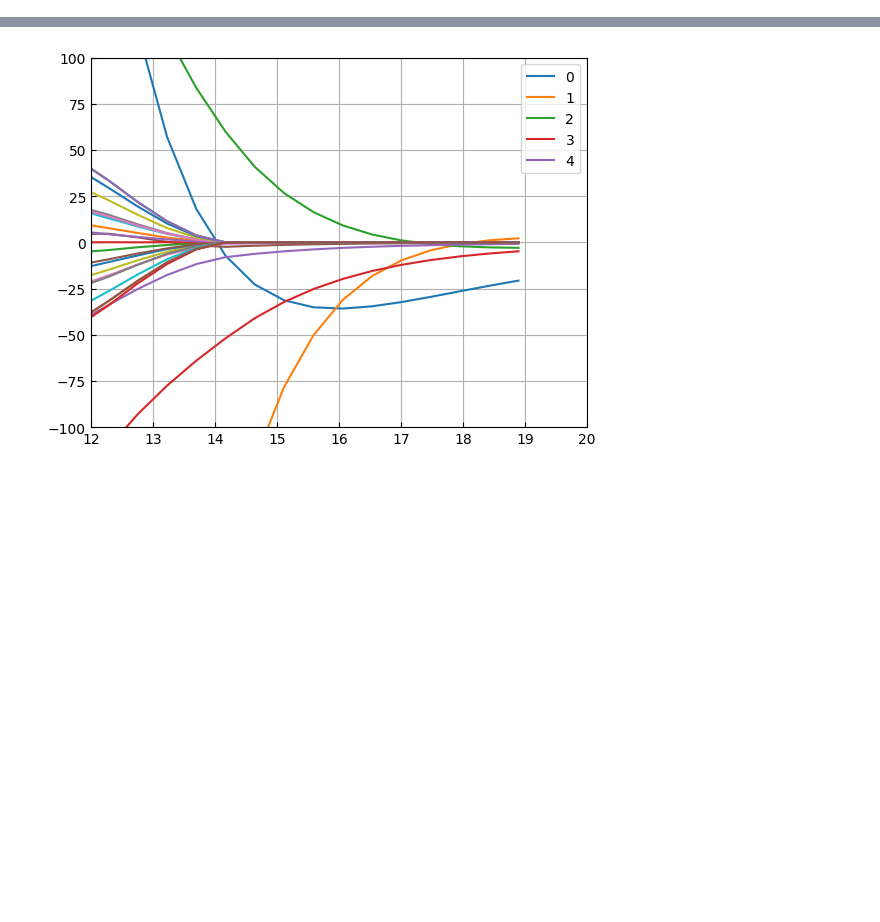
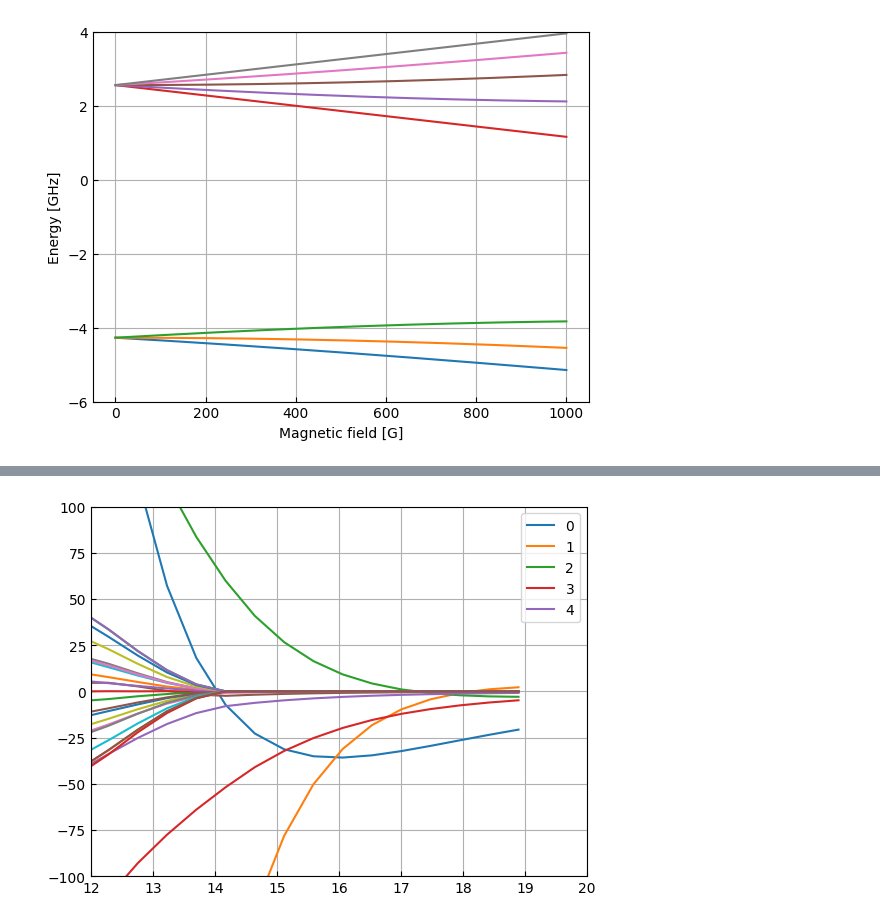
Before and after one commit to Wleter/quantum-rs, a Jupyter notebook: scattering-problems/analysis/srf_rb_analysis.ipynb, the cells around one changed output, grey strips where cells are left out. Cells and saved outputs as stored; diff of their text form; code cells hidden in the pictures; blank space fills up the shorter version.

```diff
--- a/scattering-problems/analysis/srf_rb_analysis.ipynb
+++ b/scattering-problems/analysis/srf_rb_analysis.ipynb
@@ -9,3 +9,17 @@ import matplotlib.pyplot as plt
 import numpy as np
 import py_common.utility as utility
 from py_common.units import *
+# %%
+rb = abm.HifiProblemBuilder(1, 3)
+rb.with_hyperfine_coupling(0.113990 * CMINV)
+
+mag_fields = np.linspace(0, 1000, 500)
+states = np.array(rb.build().states_range(mag_fields)) / GHZ
+
+fig, ax = utility.plot()
+ax.plot(mag_fields, states)
+ax.set_ylim(-6, 4)
+ax.set_xlabel("Magnetic field [G]")
+ax.set_ylabel("Energy [GHz]");
+# %% [output]
+[figure, added]
```
Also changed, not shown: parts of 4 cells of this notebook, 14 other files.
